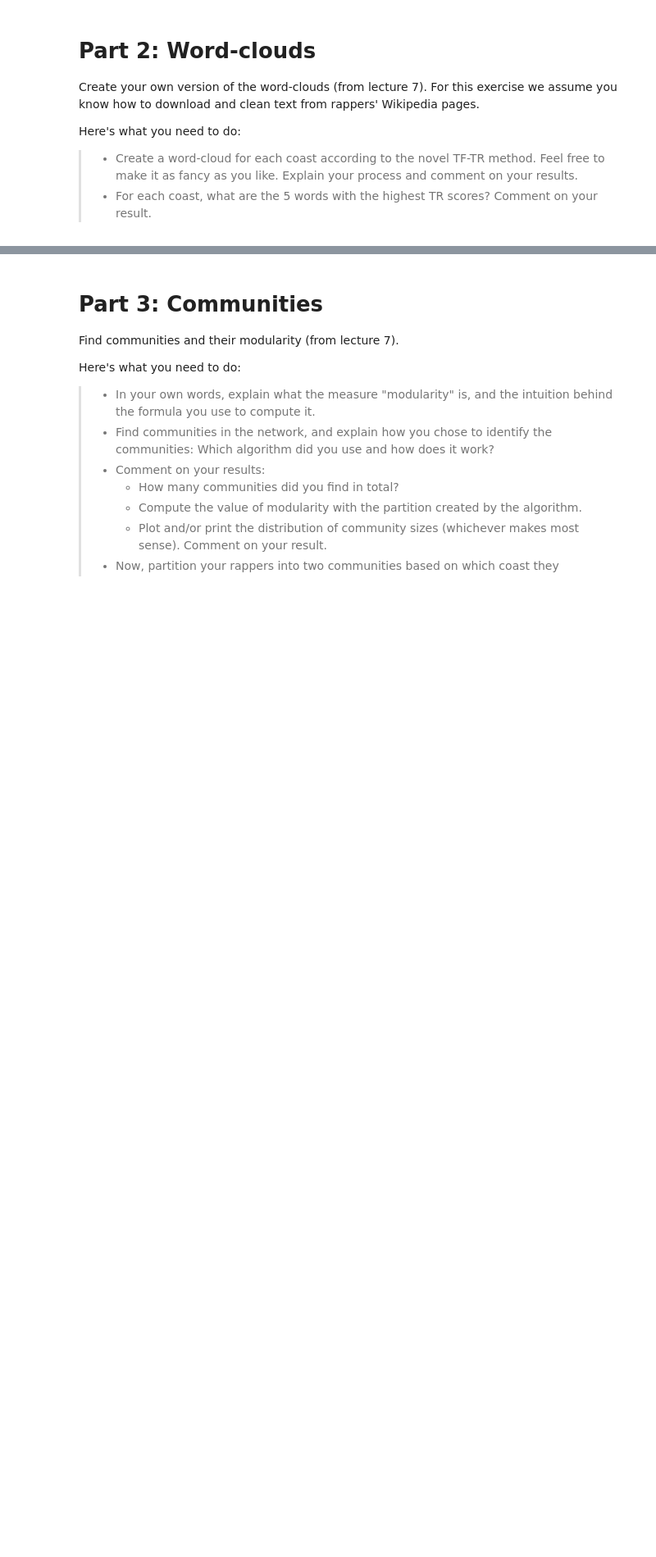
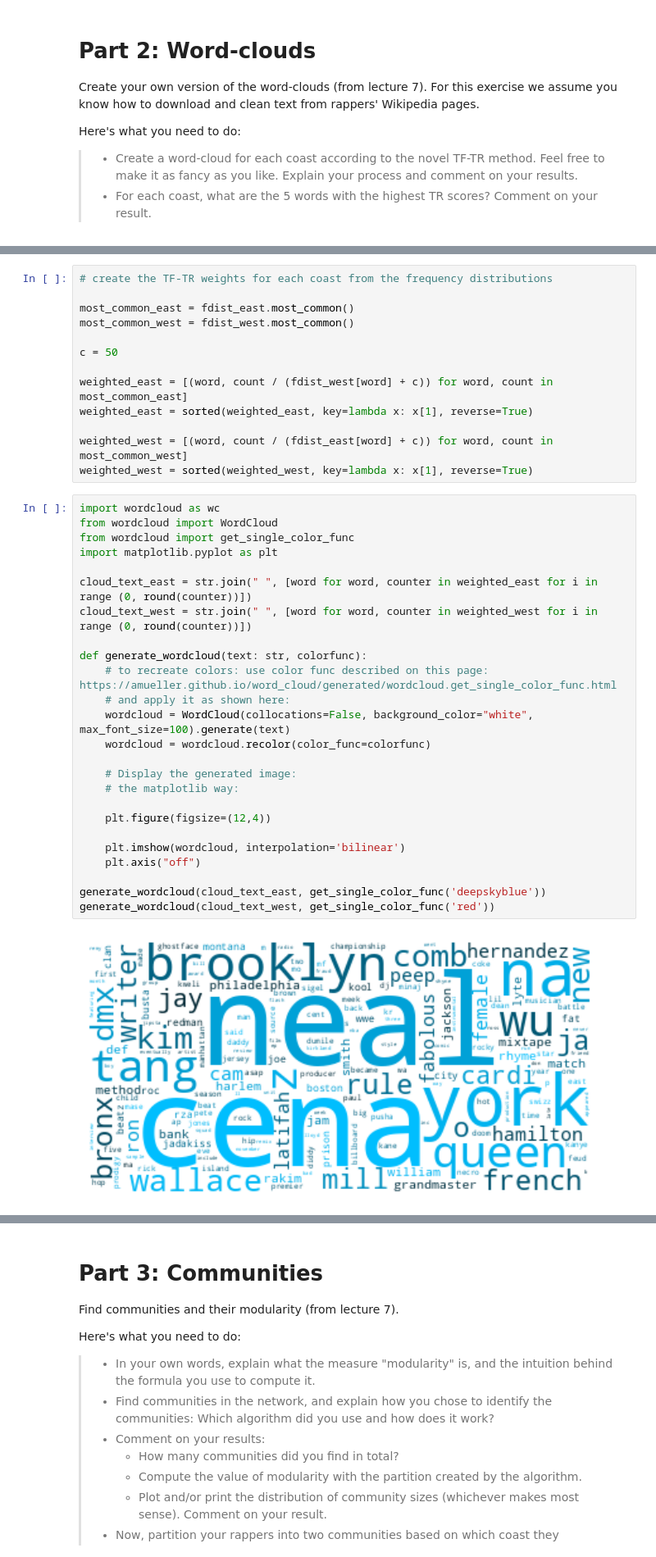
Before and after one commit to andste97/socialgraphs2023f-project, a Jupyter notebook: assignments/Assignment2.ipynb, the cells around one changed output, grey strips where cells are left out. Shown at 82% size. Cells and saved outputs as stored; diff of their text form; blank space fills up the shorter version.

Commit message:
add rappers csv, add word clouds

```diff
--- a/assignments/Assignment2.ipynb
+++ b/assignments/Assignment2.ipynb
@@ -64,0 +175,40 @@ Here's what you need to do:
+# %%
+# create the TF-TR weights for each coast from the frequency distributions
+
+most_common_east = fdist_east.most_common()
+most_common_west = fdist_west.most_common()
+
+c = 50
+
+weighted_east = [(word, count / (fdist_west[word] + c)) for word, count in most_common_east]
+weighted_east = sorted(weighted_east, key=lambda x: x[1], reverse=True)
+
+weighted_west = [(word, count / (fdist_east[word] + c)) for word, count in most_common_west]
+weighted_west = sorted(weighted_west, key=lambda x: x[1], reverse=True)
+# %%
+import wordcloud as wc
+from wordcloud import WordCloud
+from wordcloud import get_single_color_func
+import matplotlib.pyplot as plt
+
+cloud_text_east = str.join(" ", [word for word, counter in weighted_east for i in range (0, round(counter))])
+cloud_text_west = str.join(" ", [word for word, counter in weighted_west for i in range (0, round(counter))])
+
+def generate_wordcloud(text: str, colorfunc):
+    # to recreate colors: use color func described on this page: https://amueller.github.io/word_cloud/generated/wordcloud.get_single_color_func.html
+    # and apply it as shown here:
+    wordcloud = WordCloud(collocations=False, background_color="white", max_font_size=100).generate(text)
+    wordcloud = wordcloud.recolor(color_func=colorfunc)
+
+    # Display the generated image:
+    # the matplotlib way:
+
+    plt.figure(figsize=(12,4))
+
+    plt.imshow(wordcloud, interpolation='bilinear')
+    plt.axis("off")
+
+generate_wordcloud(cloud_text_east, get_single_color_func('deepskyblue'))
+generate_wordcloud(cloud_text_west, get_single_color_func('red'))
+# %% [output]
+[figure, added]
```
Also changed, not shown: parts of 3 cells of this notebook, 2 other files.
